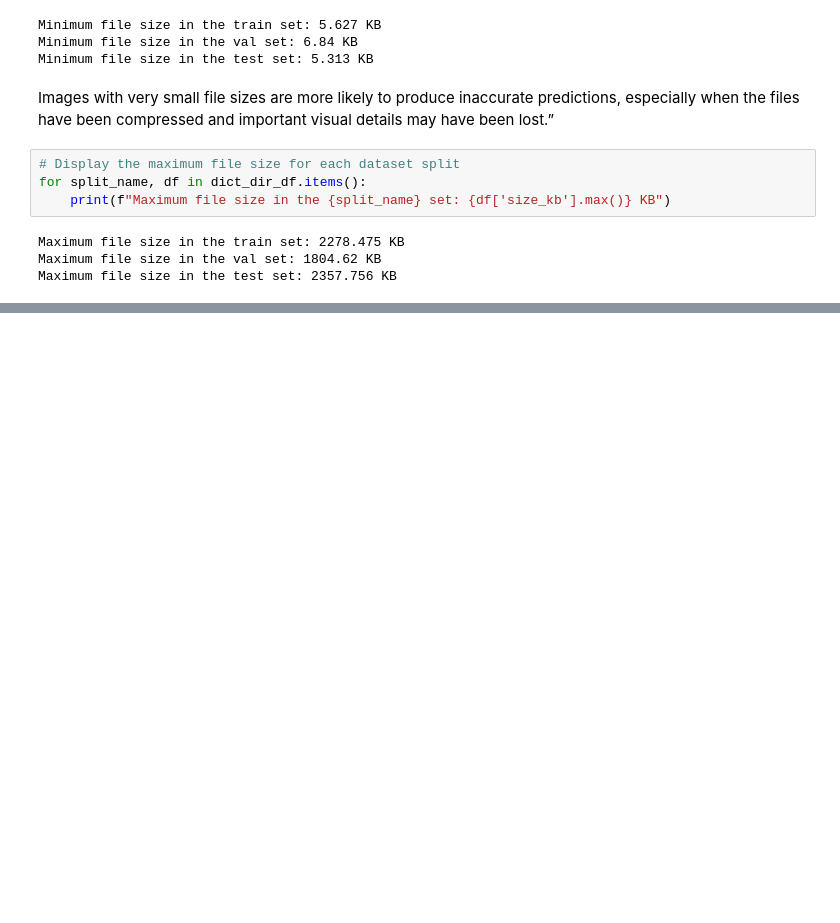
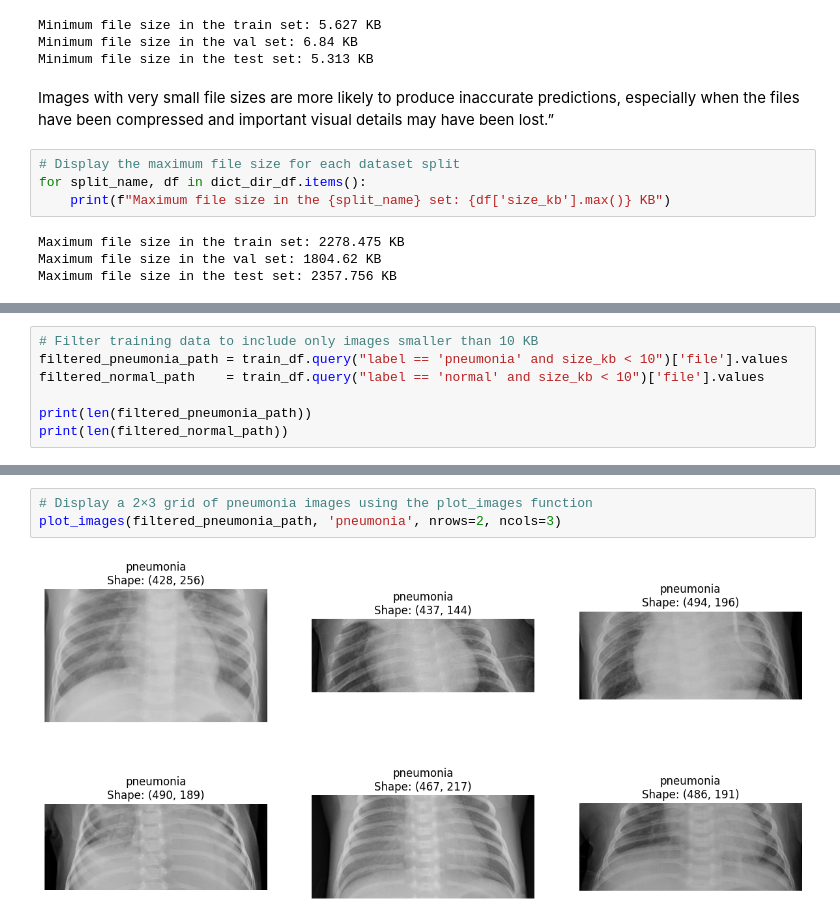
Before and after one commit to Sachin20010517/pneumonet-cnn-classifier, a Jupyter notebook: PneumoNet_Complete_Pipeline.ipynb, the cells around one changed output, grey strips where cells are left out. Cells and saved outputs as stored; diff of their text form; blank space fills up the shorter version.

Commit message:
Data Analysis part is done

```diff
--- a/PneumoNet_Complete_Pipeline.ipynb
+++ b/PneumoNet_Complete_Pipeline.ipynb
@@ -396,0 +449,7 @@ Maximum file size in the test set: 2357.756 KB
+# %%
+# Filter training data to include only images smaller than 10 KB
+filtered_pneumonia_path = train_df.query("label == 'pneumonia' and size_kb < 10")['file'].values
+filtered_normal_path    = train_df.query("label == 'normal' and size_kb < 10")['file'].values
+
+print(len(filtered_pneumonia_path))
+print(len(filtered_normal_path))
@@ -396,0 +469,5 @@ Maximum file size in the test set: 2357.756 KB
+# %%
+# Display a 2×3 grid of pneumonia images using the plot_images function
+plot_images(filtered_pneumonia_path, 'pneumonia', nrows=2, ncols=3)
+# %% [output]
+[figure, added]
```
Also changed, not shown: parts of 10 cells of this notebook.
